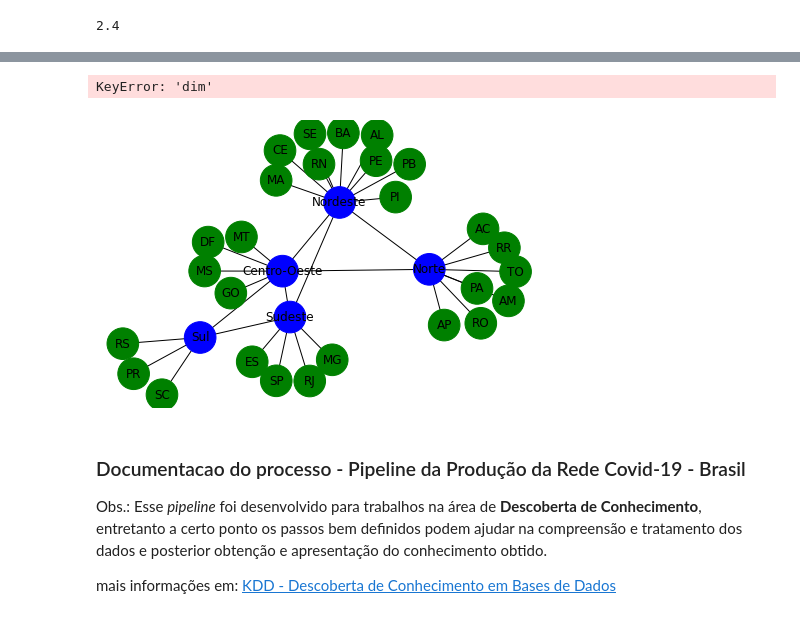
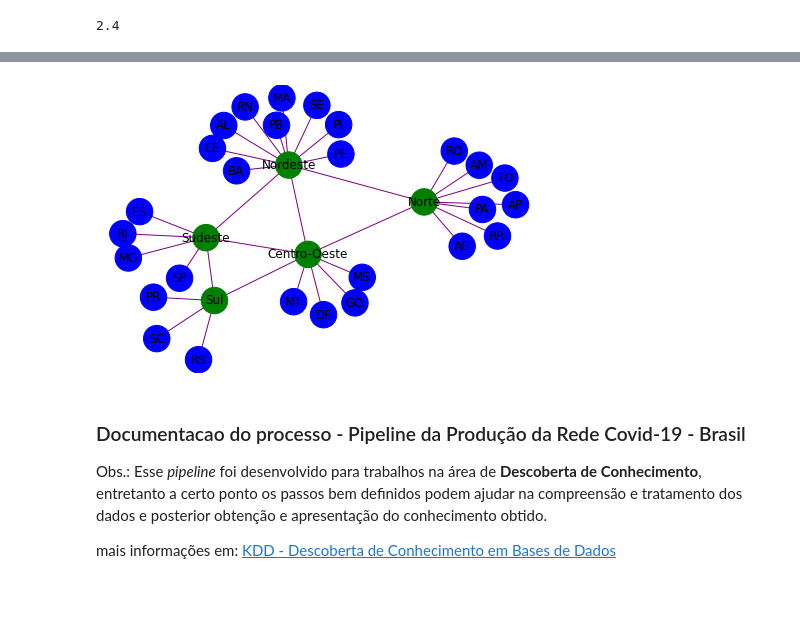
Before and after one commit to JohnnyUFT/RedesComplexas, a Jupyter notebook: Covid19.ipynb, the cells around one changed output, grey strips where cells are left out. Drawn from its saved outputs; the diff is of its cells as text; code cells hidden in the pictures.

```diff
--- a/Covid19.ipynb
+++ b/Covid19.ipynb
@@ -68,16 +66,14 @@ color_map = []
 for node in G.nodes(data=True):
     if (node[1]):
 #         print(node[1][1])
+        color_map.append('green')
+    else:
         color_map.append('blue')
-    else:
-        color_map.append('green')
-# %% [output]
-KeyError: 'dim'
 # %%
 # 2.2.1 - ver a estrutura do grafo:
-nx.draw(G, node_color=color_map, node_size=1000, with_labels=True)
+nx.draw(G, node_color=color_map, edge_color='purple', node_size=700, with_labels=True)
 # %% [output]
-[figure, old version]
+[figure, new version]
 # %%
 # 3 - atribuir numero de casos/mortes a cada nó-estado:
 # %%
```
Also changed, not shown: parts of 3 cells of this notebook.
